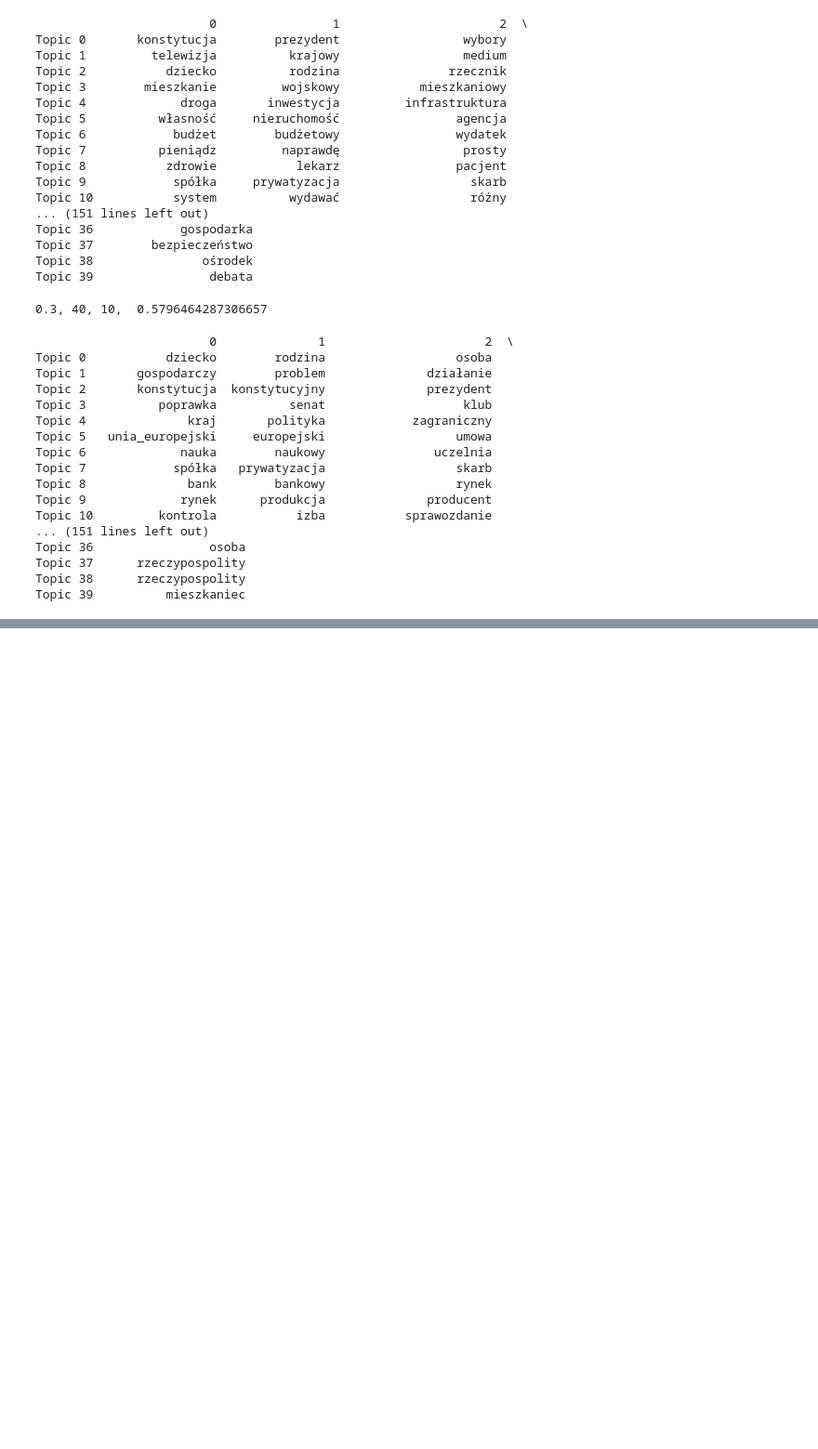
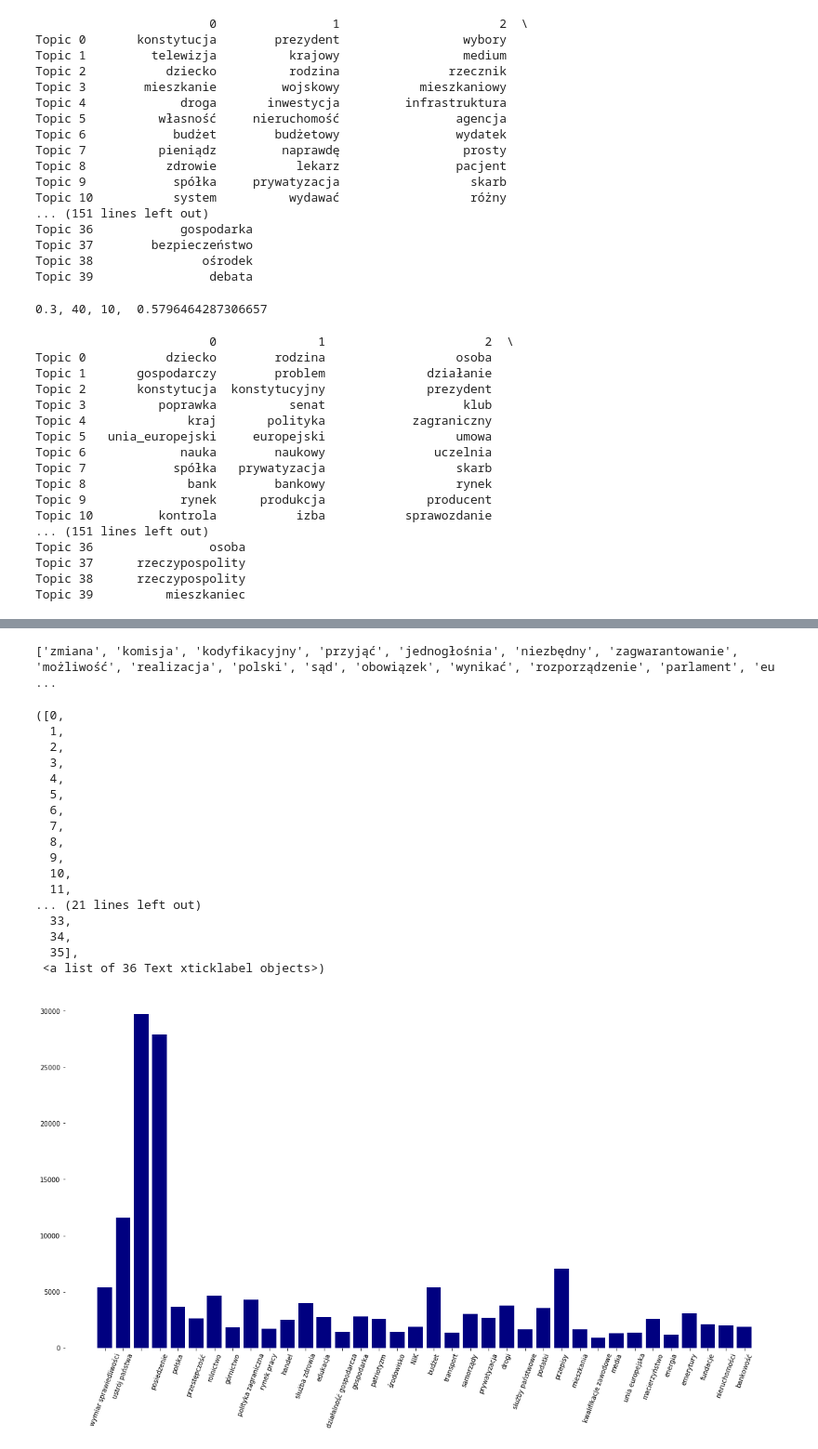
Before and after one commit to magda-lena-b/praca, a Jupyter notebook: 08a_LDA_testy_plus_bigramy.ipynb, the cells around one changed output, grey strips where cells are left out. Shown at 93% size. Drawn from its saved outputs; the diff is of its cells as text; code cells hidden in the pictures; blank space fills up the shorter version.

```diff
--- a/08a_LDA_testy_plus_bigramy.ipynb
+++ b/08a_LDA_testy_plus_bigramy.ipynb
@@ -381,0 +406,2 @@ print('\nCoherence Score: ', coherence_lda)
+# %%
+dane.drop(['nr_tematu_LDA','opis_tematu_LDA','nr_tematu_LDA_TF','opis_tematu_LDA_TF'], axis=1, inplace=True)
@@ -381,0 +422,8 @@ print('\nCoherence Score: ', coherence_lda)
+# %%
+topics_1=['ustrój państwa','media','macierzyństwo','mieszkania','drogi','nieruchomości','budżet','','służba zdrowia','prywatyzacja',
+          '','NIK','gospodarka','unia europejska','ustrój państwa','podatki','wymiar sprawiedliwości','kwalifikacje zawodowe','bankowość','patriotyzm',
+          'rolnictwo','przepisy','środowisko','emerytury','działalność gospodarcza','samorządy','posiedzenie','transport','handel','przestępczość',
+          'edukacja','energia','polityka zagraniczna','polska','rynek pracy','służby państwowe','górnictwo','polityka zagraniczna','fundacje',
+          'posiedzenie']
+# %%
+dane['opis_LDA_BOW'] = dane['topic_LDA_BOW'].apply(lambda x: topics_1[int(x)])
@@ -381,0 +449,4 @@ print('\nCoherence Score: ', coherence_lda)
+# %%
+print(dane['speech_rawest'][10000], dane['opis_LDA_BOW'][10000])
+# %% [output]
+['zmiana', 'komisja', 'kodyfikacyjny', 'przyjąć', 'jednogłośnia', 'niezbędny', 'zagwarantowanie', 'możliwość', 'realizacja', 'polski', 'sąd', 'obowiązek', 'wynikać', 'rozporządzenie', 'parlament', 'eu ...
@@ -381,0 +455,28 @@ print('\nCoherence Score: ', coherence_lda)
+# %%
+a = Counter(dane['opis_LDA_BOW'])
+# %%
+fig = plt.figure(figsize=(20,10))
+#color = ["gray"]*len(l_rank.Popularity)
+#color[-2]='blue'
+bars = plt.bar(list(a.keys()), list(a.values()), align='center', linewidth=0, color='navy')
+plt.box(False)
+plt.xticks(rotation=70)
+# %% [output]
+([0,
+  1,
+  2,
+  3,
+  4,
+  5,
+  6,
+  7,
+  8,
+  9,
+  10,
+  11,
+... (21 lines left out)
+  33,
+  34,
+  35],
+ <a list of 36 Text xticklabel objects>)
+[figure, added]
```
Also changed, not shown: parts of 34 cells of this notebook, 1 other file.
